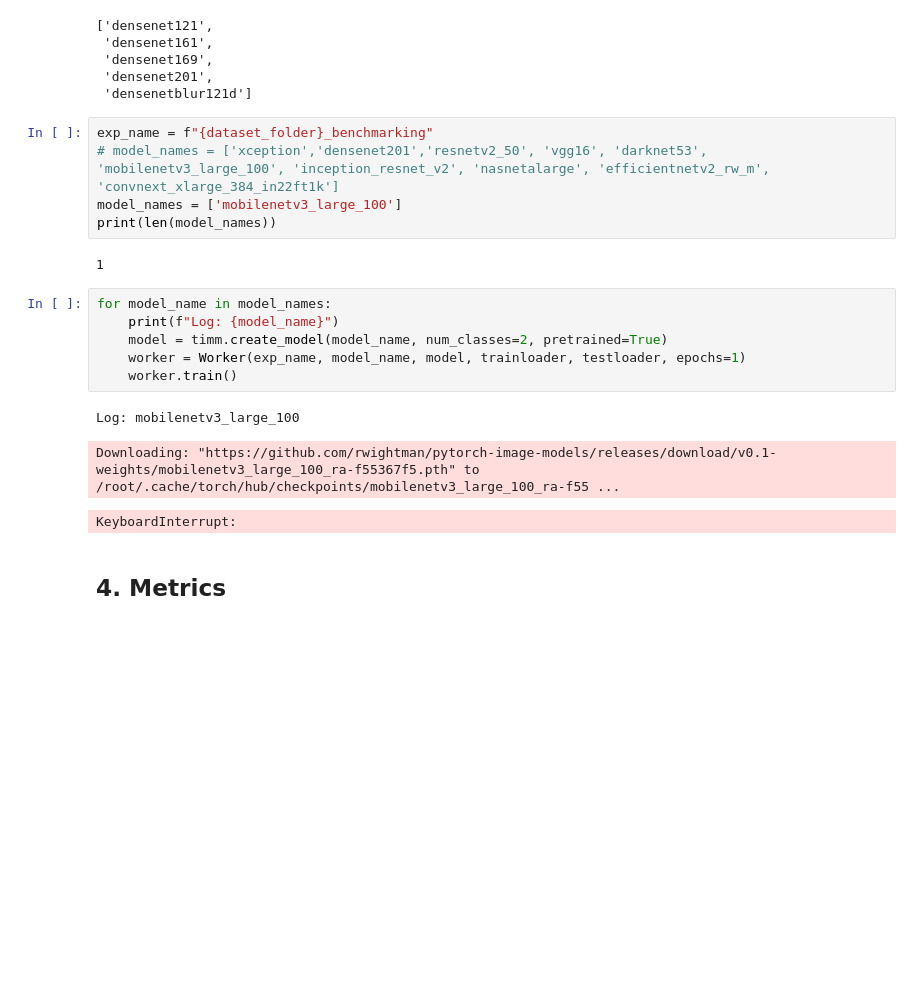
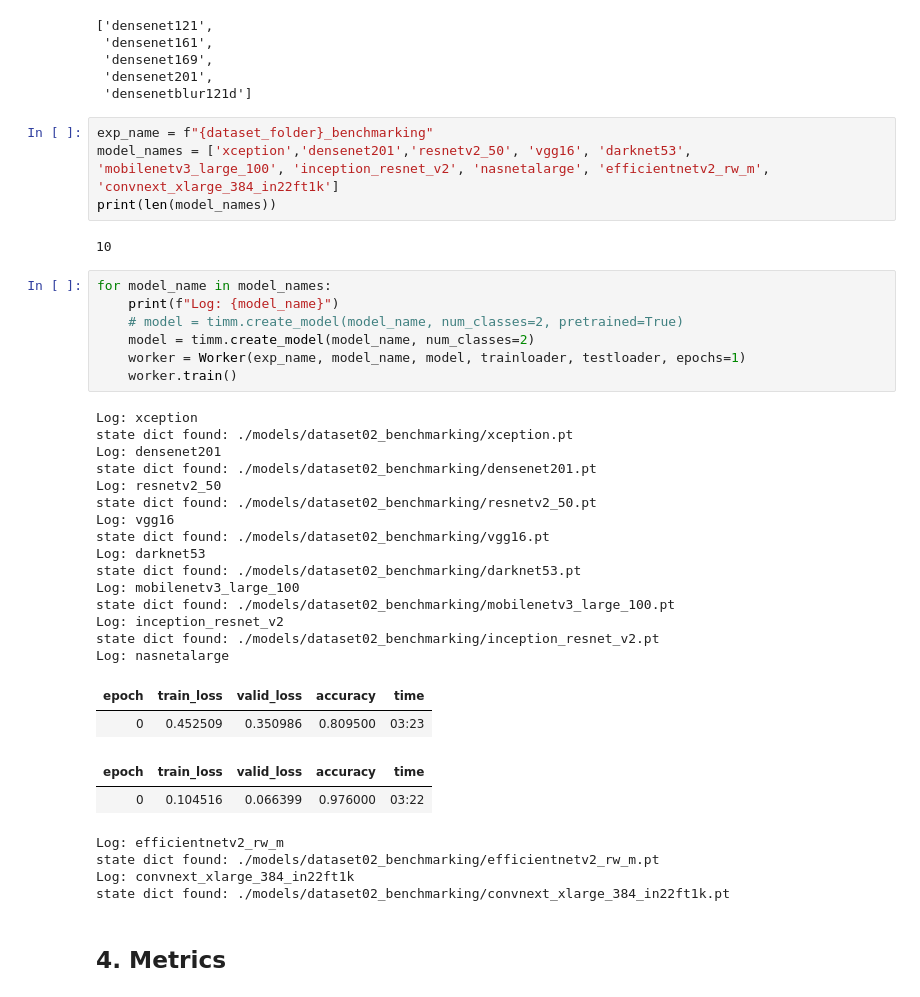
Before and after one commit to AierLab/indl-dataset, a Jupyter notebook: benchmarking.ipynb, the cells around one changed output. Saved outputs shown, nothing was run; the diff lists cells and outputs as text; blank space fills up the shorter version.

```diff
--- a/benchmarking.ipynb
+++ b/benchmarking.ipynb
@@ -116,21 +116,41 @@ timm.list_models('dense*', pretrained=True)
  'densenetblur121d']
 # %%
 exp_name = f"{dataset_folder}_benchmarking"
-# model_names = ['xception','densenet201','resnetv2_50', 'vgg16', 'darknet53', 'mobilenetv3_large_100', 'inception_resnet_v2', 'nasnetalarge', 'efficientnetv2_rw_m', 'convnext_xlarge_384_in22ft1k']
-model_names = ['mobilenetv3_large_100']
+model_names = ['xception','densenet201','resnetv2_50', 'vgg16', 'darknet53', 'mobilenetv3_large_100', 'inception_resnet_v2', 'nasnetalarge', 'efficientnetv2_rw_m', 'convnext_xlarge_384_in22ft1k']
 print(len(model_names))
 # %% [output]
-1
+10
 # %%
 for model_name in model_names:
     print(f"Log: {model_name}")
-    model = timm.create_model(model_name, num_classes=2, pretrained=True)
+    # model = timm.create_model(model_name, num_classes=2, pretrained=True)
+    model = timm.create_model(model_name, num_classes=2)
     worker = Worker(exp_name, model_name, model, trainloader, testloader, epochs=1)
     worker.train()
 # %% [output]
+Log: xception
+state dict found: ./models/dataset02_benchmarking/xception.pt
+Log: densenet201
+state dict found: ./models/dataset02_benchmarking/densenet201.pt
+Log: resnetv2_50
+state dict found: ./models/dataset02_benchmarking/resnetv2_50.pt
+Log: vgg16
+state dict found: ./models/dataset02_benchmarking/vgg16.pt
+Log: darknet53
+state dict found: ./models/dataset02_benchmarking/darknet53.pt
 Log: mobilenetv3_large_100
+state dict found: ./models/dataset02_benchmarking/mobilenetv3_large_100.pt
+Log: inception_resnet_v2
+state dict found: ./models/dataset02_benchmarking/inception_resnet_v2.pt
+Log: nasnetalarge
+| epoch | train_loss | valid_loss | accuracy | time |
+| 0 | 0.452509 | 0.350986 | 0.809500 | 03:23 |
+| epoch | train_loss | valid_loss | accuracy | time |
+| 0 | 0.104516 | 0.066399 | 0.976000 | 03:22 |
-Downloading: "https://github.com/rwightman/pytorch-image-models/releases/download/v0.1-weights/mobilenetv3_large_100_ra-f55367f5.pth" to /root/.cache/torch/hub/checkpoints/mobilenetv3_large_100_ra-f55 ...
+Log: efficientnetv2_rw_m
+state dict found: ./models/dataset02_benchmarking/efficientnetv2_rw_m.pt
+Log: convnext_xlarge_384_in22ft1k
+state dict found: ./models/dataset02_benchmarking/convnext_xlarge_384_in22ft1k.pt
-KeyboardInterrupt:
 # %% [markdown]
 ## 4. Metrics
 # %%
```
Also changed, not shown: parts of 5 cells of this notebook, 48 other files.
